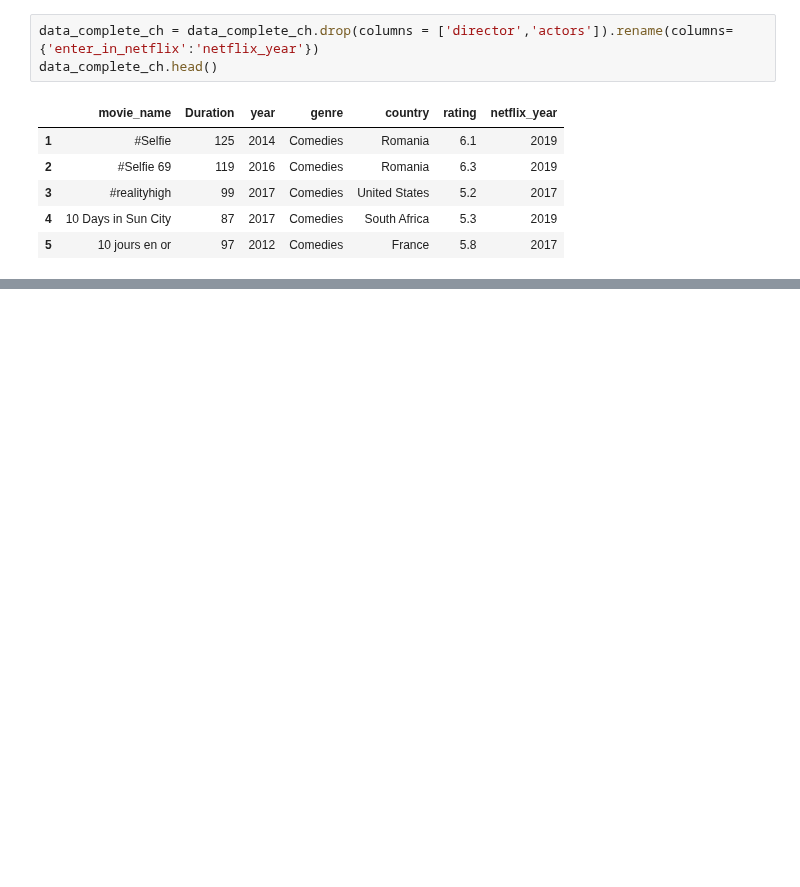
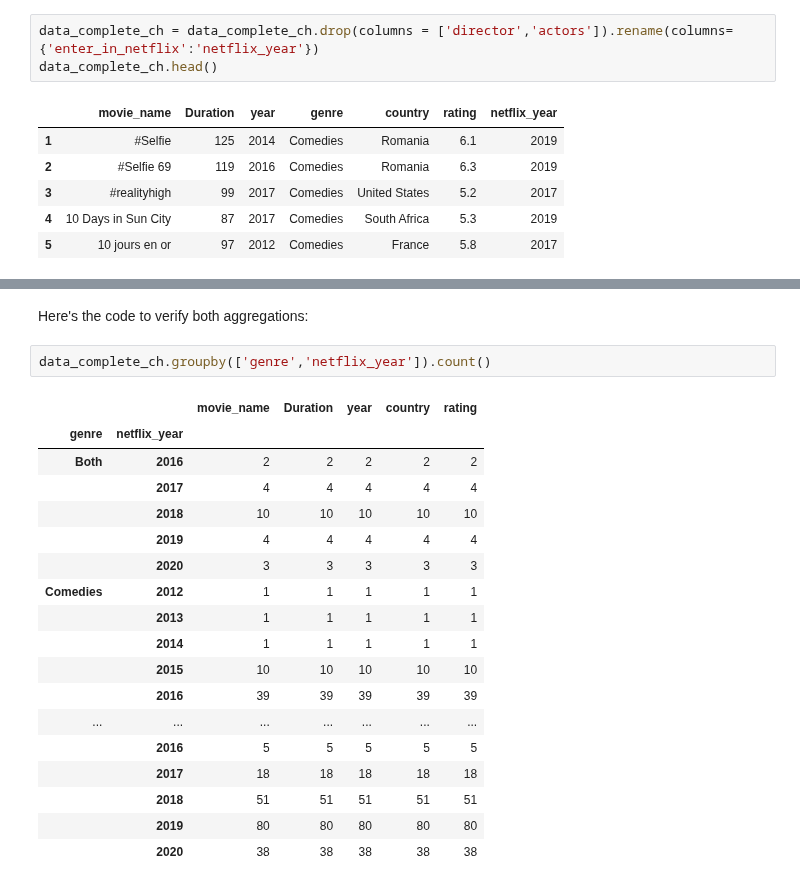
Before and after one commit to Kristian-Abad/Netflix-Movies-Project, a Jupyter notebook: Netflix_Movies.ipynb, the cells around one changed output, grey strips where cells are left out. Saved outputs shown, nothing was run; the diff lists cells and outputs as text; blank space fills up the shorter version.

```diff
--- a/Netflix_Movies.ipynb
+++ b/Netflix_Movies.ipynb
@@ -222,0 +260,23 @@ To do:
+# %% [markdown]
+Here's the code to verify both aggregations:
+# %%
+data_complete_ch.groupby(['genre','netflix_year']).count()
+# %% [output]
+|  |  | movie_name | Duration | year | country | rating |
+| genre | netflix_year |  |  |  |  |  |
+| Both | 2016 | 2 | 2 | 2 | 2 | 2 |
+|  | 2017 | 4 | 4 | 4 | 4 | 4 |
+|  | 2018 | 10 | 10 | 10 | 10 | 10 |
+|  | 2019 | 4 | 4 | 4 | 4 | 4 |
+|  | 2020 | 3 | 3 | 3 | 3 | 3 |
+| Comedies | 2012 | 1 | 1 | 1 | 1 | 1 |
+|  | 2013 | 1 | 1 | 1 | 1 | 1 |
+|  | 2014 | 1 | 1 | 1 | 1 | 1 |
+|  | 2015 | 10 | 10 | 10 | 10 | 10 |
+|  | 2016 | 39 | 39 | 39 | 39 | 39 |
+| ... | ... | ... | ... | ... | ... | ... |
+|  | 2016 | 5 | 5 | 5 | 5 | 5 |
+|  | 2017 | 18 | 18 | 18 | 18 | 18 |
+|  | 2018 | 51 | 51 | 51 | 51 | 51 |
+|  | 2019 | 80 | 80 | 80 | 80 | 80 |
+|  | 2020 | 38 | 38 | 38 | 38 | 38 |
```
Also changed, not shown: parts of 8 cells of this notebook.
